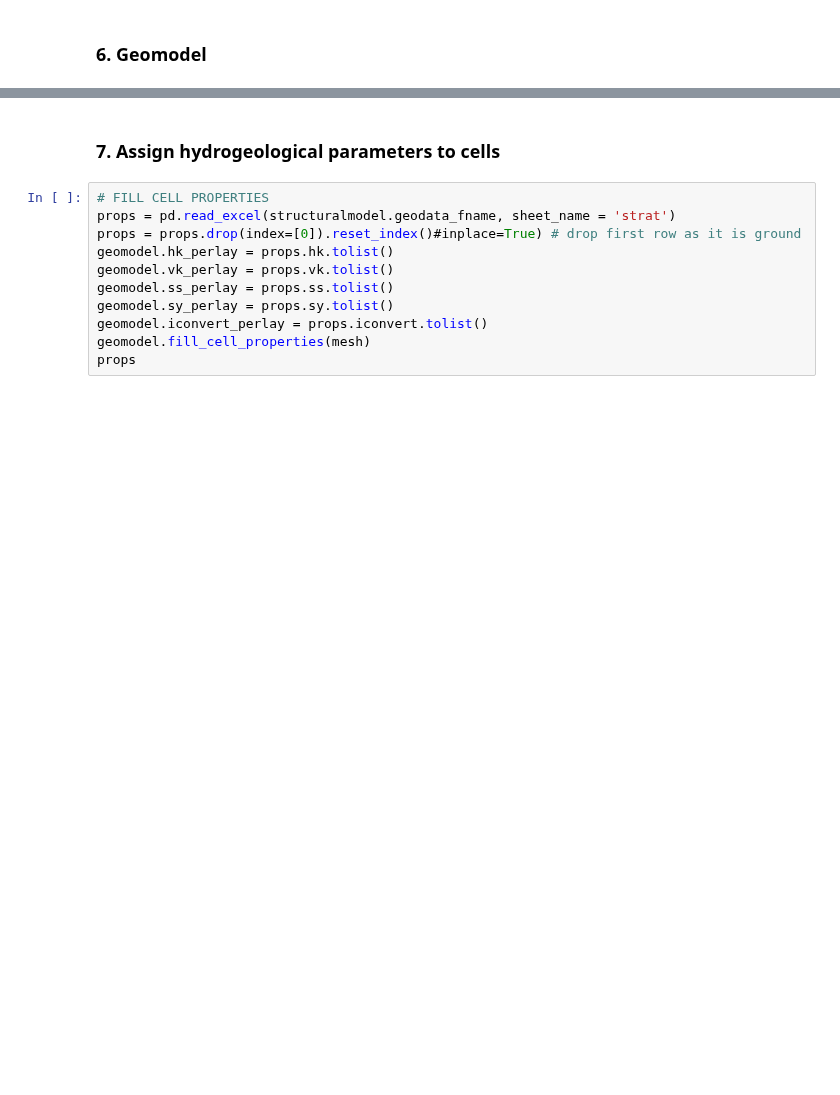
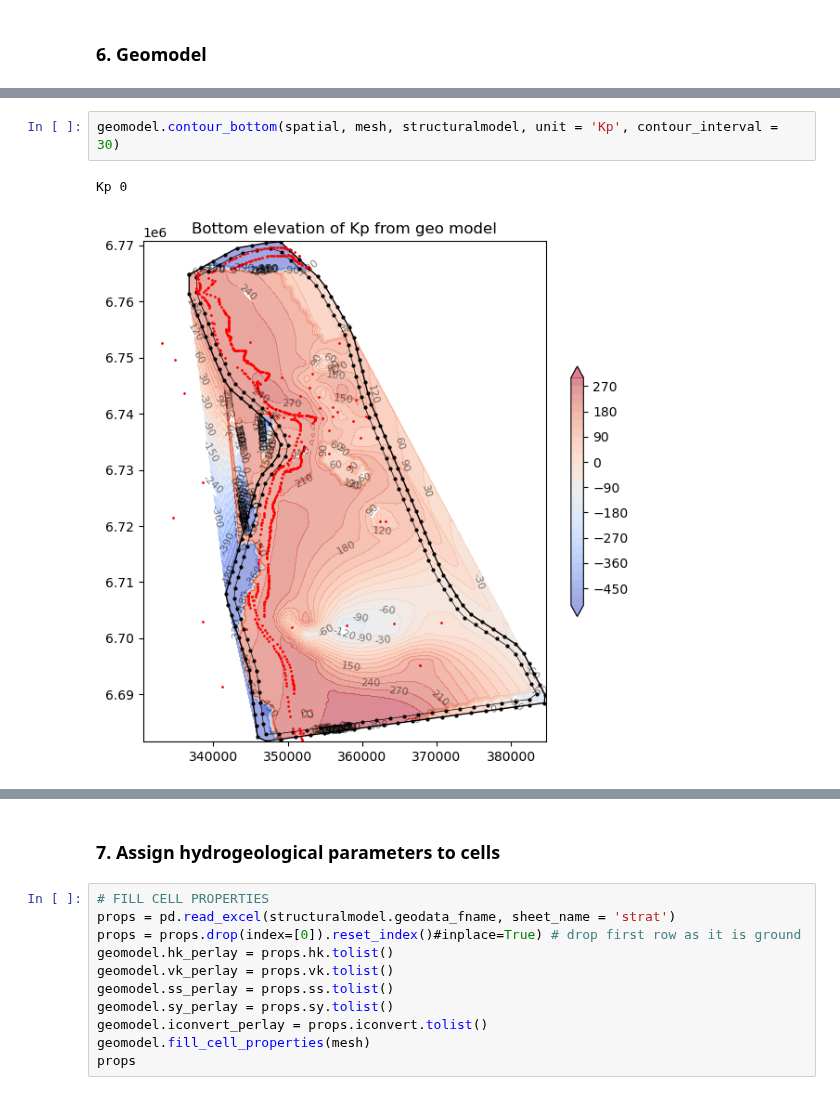
Before and after one commit to malvina-chmielarski/Otorowiri, a Jupyter notebook: scripts/Otorowiri_main.ipynb, the cells around one changed output, grey strips where cells are left out. Saved outputs shown, nothing was run; the diff lists cells and outputs as text; blank space fills up the shorter version.

```diff
--- a/scripts/Otorowiri_main.ipynb
+++ b/scripts/Otorowiri_main.ipynb
@@ -237,3 +264,8 @@ Time taken Block 5 gradients=  0.516528
+# %%
+geomodel.contour_bottom(spatial, mesh, structuralmodel, unit = 'Kp', contour_interval = 30)
+# %% [output]
+Kp 0
+[figure, added]
 # %%
 y0, y1 = 6750000, 6750000
 geomodel.geomodel_transect_lith(structuralmodel, spatial, y0=y0, y1=y1, x0 = 335000, x1 = 3520000)# z0 = -200, z1 = 300
```
Also changed, not shown: parts of 13 cells of this notebook, 4 other files.
